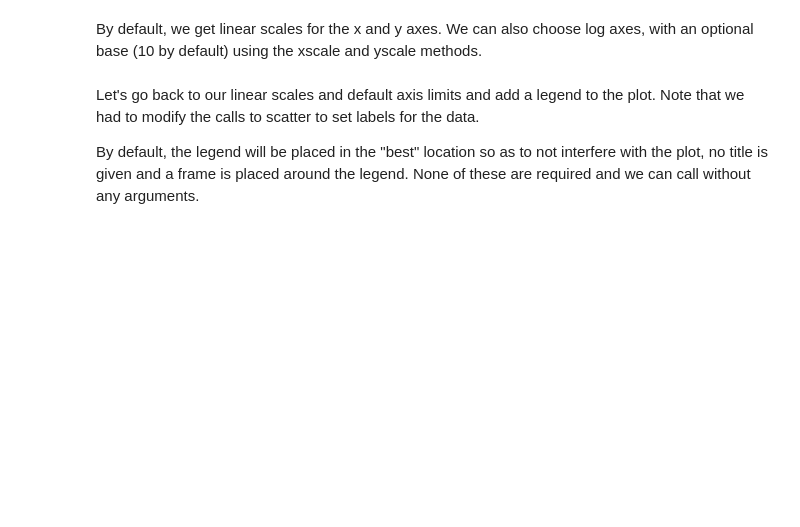
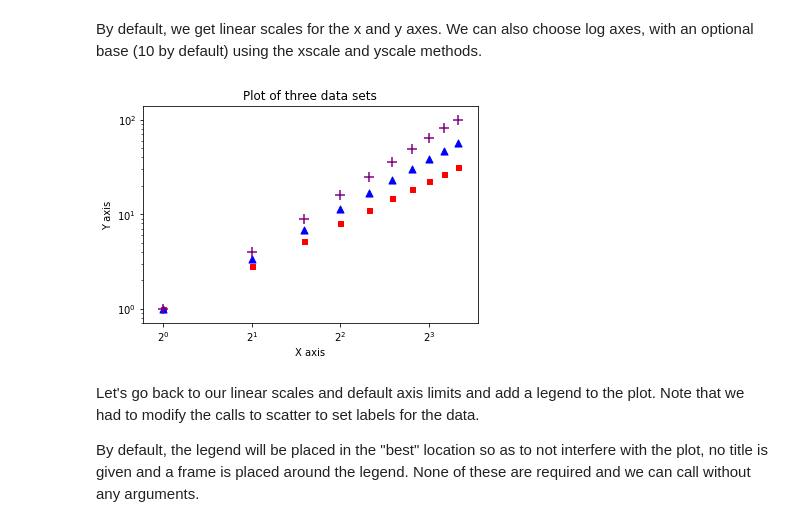
Before and after one commit to sinkovit/PythonSeries, a Jupyter notebook: Matplotlib.ipynb, the cells around one changed output. Saved outputs shown, nothing was run; the diff lists cells and outputs as text; code cells hidden in the pictures; blank space fills up the shorter version.

```diff
--- a/Matplotlib.ipynb
+++ b/Matplotlib.ipynb
@@ -146,25 +175,29 @@ By default, we get linear scales for the x and y axes. We can also choose log ax
 # %%
 #plt.figure()
 #plt.xlabel('X axis')
 #plt.ylabel('Y axis')
 #plt.title('Plot of three data sets')
 #plt.yscale('log')
 #plt.xscale('log', basex=2)
 #plt.scatter(x, w, c='red', s=25, marker='s')
 #plt.scatter(x, y, c='blue', s=50, marker='^')
 #plt.scatter(x, z, c='purple', s=100, marker='+')
 #plt.show()
 
+# NOTE - syntax has changed for log axes - use basex instead of xbase
+
 f, ax = plt.subplots()
 ax.set_xlabel('X axis')
 ax.set_ylabel('Y axis')
 ax.set_title('Plot of three data sets')
 ax.set_yscale('log')
-ax.set_xscale('log', xbase=2)
+ax.set_xscale('log', basex=2)
 ax.scatter(x, w, c='red', s=25, marker='s')
 ax.scatter(x, y, c='blue', s=50, marker='^')
 ax.scatter(x, z, c='purple', s=100, marker='+')
 plt.show()
+# %% [output]
+[figure, added]
 # %% [markdown]
 Let's go back to our linear scales and default axis limits and add a legend to the plot. Note that we had to modify the calls to scatter to set labels for the data.
 
```
Also changed, not shown: parts of 28 cells of this notebook.
